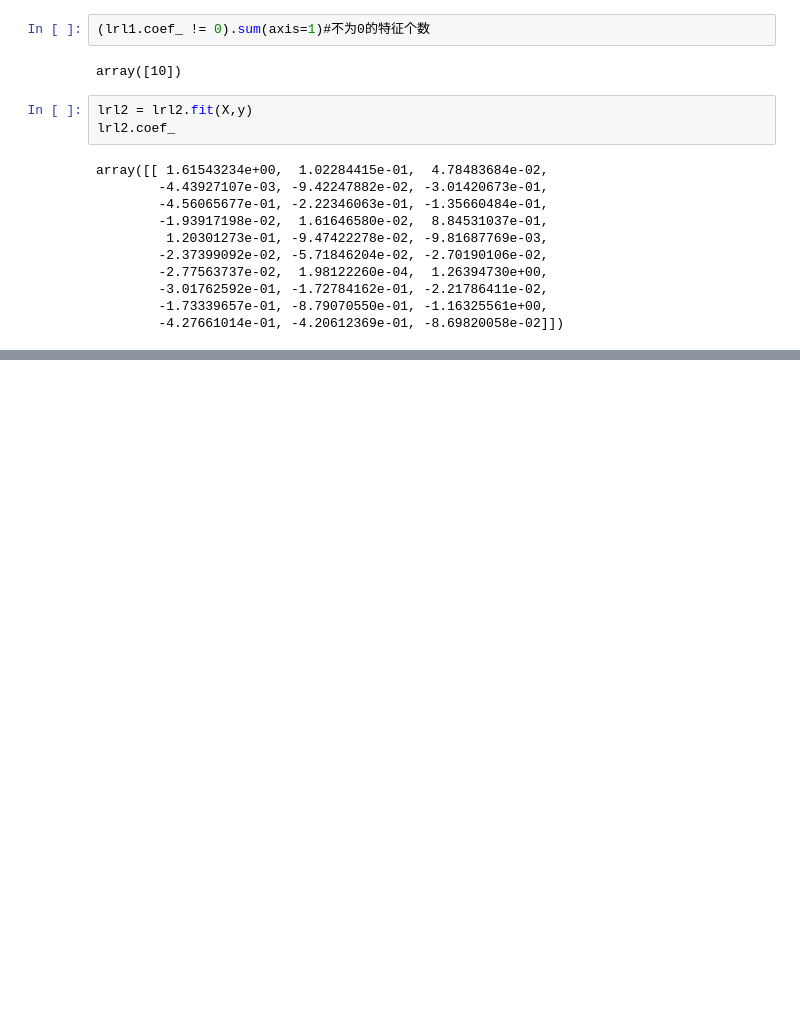
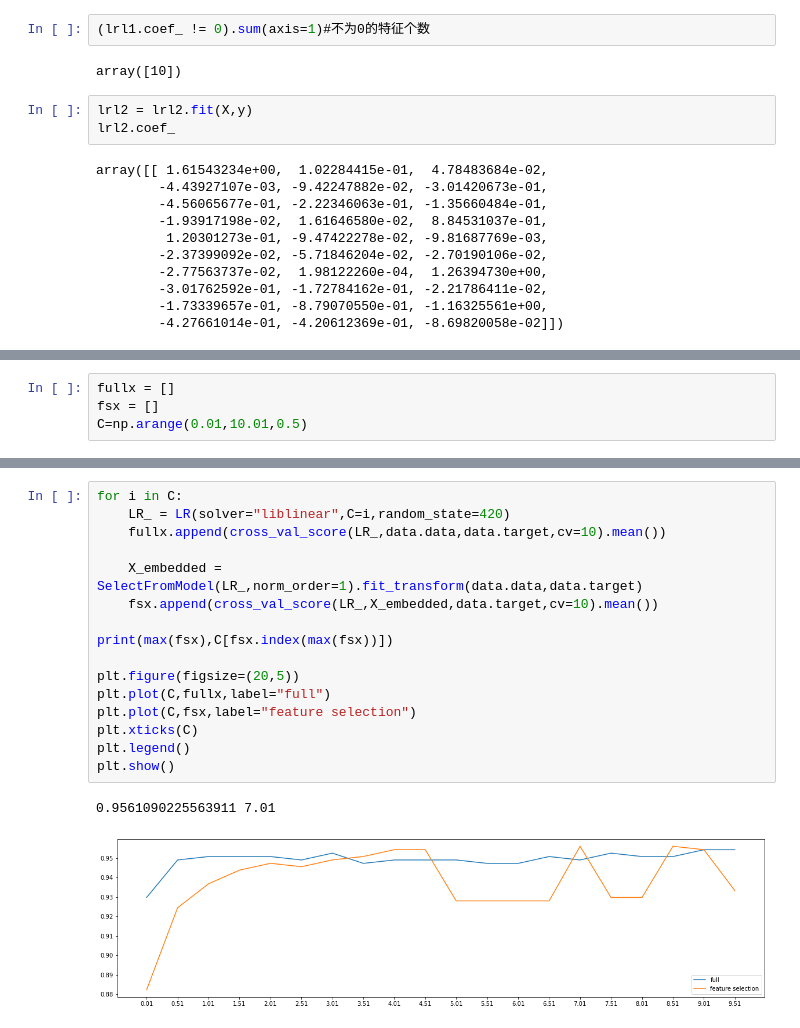
Before and after one commit to sunseayuy/sklearn-learning, a Jupyter notebook: 课堂05 sklearn中的逻辑回归/2 linear_model.LogisticRegression.ipynb, the cells around one changed output, grey strips where cells are left out. Saved outputs shown, nothing was run; the diff lists cells and outputs as text; blank space fills up the shorter version.

```diff
--- a/课堂05 sklearn中的逻辑回归/2 linear_model.LogisticRegression.ipynb
+++ b/课堂05 sklearn中的逻辑回归/2 linear_model.LogisticRegression.ipynb
@@ -61,0 +193,4 @@ array([[ 1.61543234e+00,  1.02284415e-01,  4.78483684e-02,
+# %%
+fullx = []
+fsx = []
+C=np.arange(0.01,10.01,0.5)
@@ -61,0 +202,19 @@ array([[ 1.61543234e+00,  1.02284415e-01,  4.78483684e-02,
+# %%
+for i in C:
+    LR_ = LR(solver="liblinear",C=i,random_state=420)
+    fullx.append(cross_val_score(LR_,data.data,data.target,cv=10).mean())
+
+    X_embedded = SelectFromModel(LR_,norm_order=1).fit_transform(data.data,data.target)
+    fsx.append(cross_val_score(LR_,X_embedded,data.target,cv=10).mean())
+
+print(max(fsx),C[fsx.index(max(fsx))])
+
+plt.figure(figsize=(20,5))
+plt.plot(C,fullx,label="full")
+plt.plot(C,fsx,label="feature selection")
+plt.xticks(C)
+plt.legend()
+plt.show()
+# %% [output]
+0.9561090225563911 7.01
+[figure, added]
```
Also changed, not shown: parts of 20 cells of this notebook.
